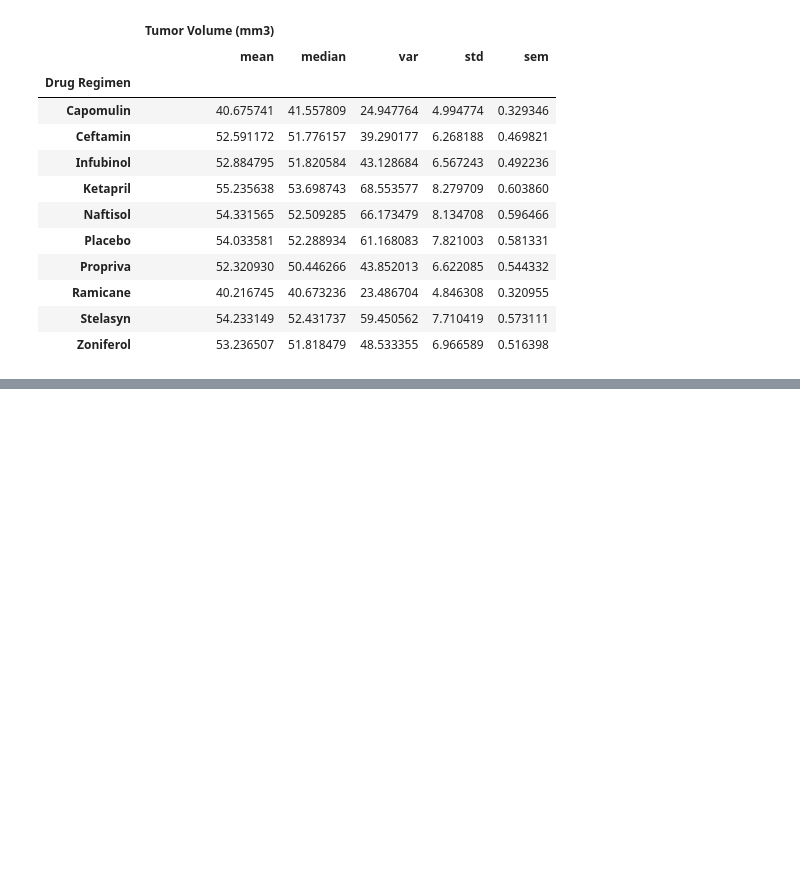
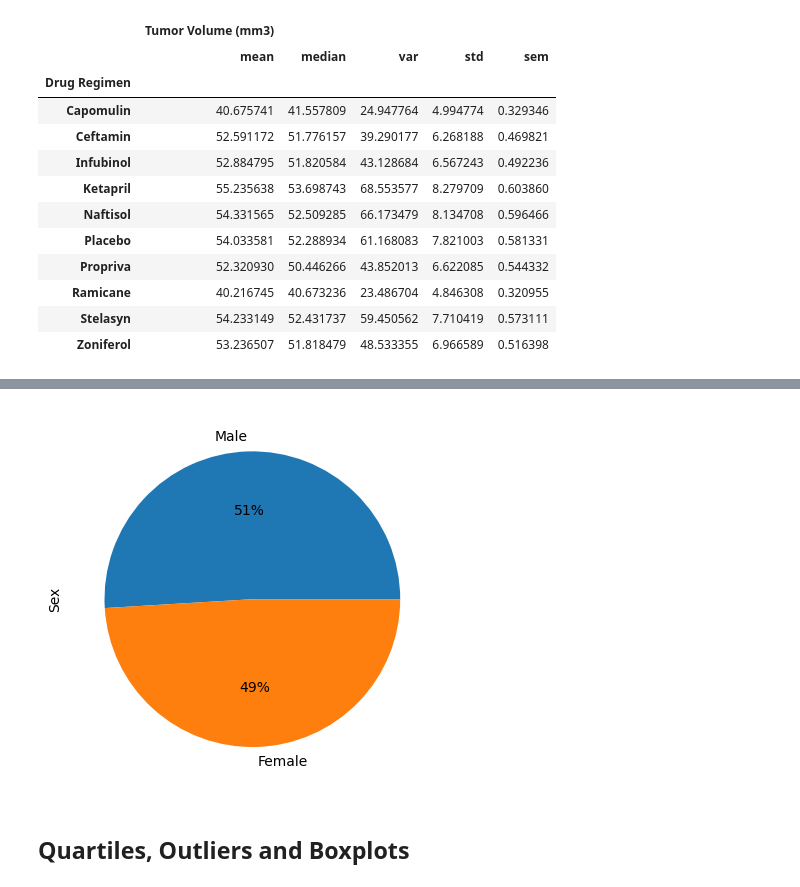
Before and after one commit to Sayepayteh/matplotlib-challenge, a Jupyter notebook: main.ipynb, the cells around one changed output, grey strips where cells are left out. Saved outputs shown, nothing was run; the diff lists cells and outputs as text; code cells hidden in the pictures; blank space fills up the shorter version.

```diff
--- a/main.ipynb
+++ b/main.ipynb
@@ -144,0 +192,16 @@ drug_reg_summary
+# %%
+# Generate a pie chart, using pyplot, showing the distribution of unique female versus male mice used in the study
+
+# Get the unique mice with their gender
+
+
+# Make the pie chart
+sex_label = gender_counts.index.values
+count_value = gender_counts.values
+plt.ylabel("Sex")
+plt.pie(count_value, labels = sex_label, autopct="%1.0f%%")
+plt.show()
+# %% [output]
+[figure, added]
+# %% [markdown]
+## Quartiles, Outliers and Boxplots
```
Also changed, not shown: parts of 9 cells of this notebook.
